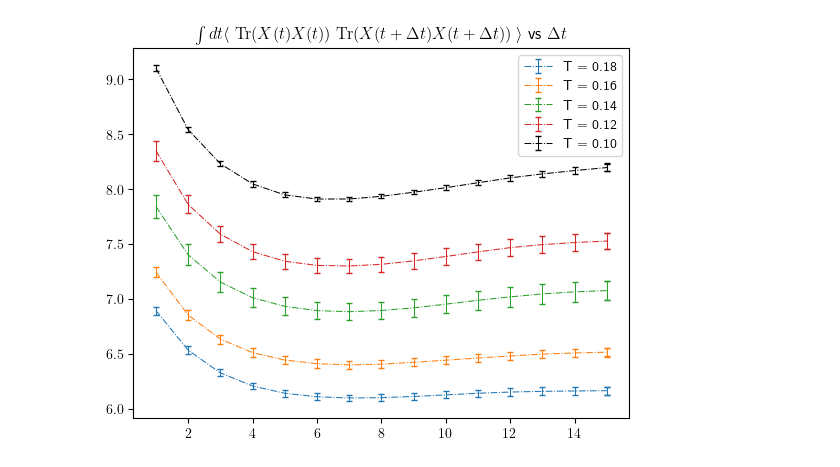
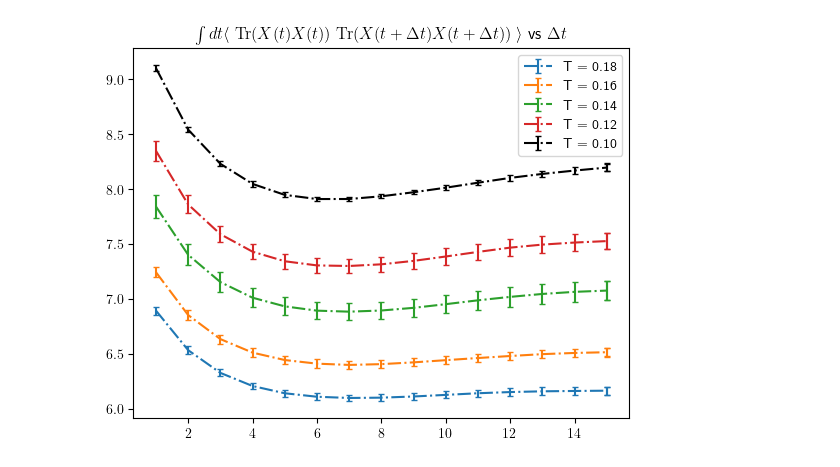
Before and after one commit to adithyarao3103/BFSS-CPPCODE, a Jupyter notebook: DATA_ANALYSIS/CPP/DIFFTEMPS/data.ipynb, the cells around one changed output. Cells and saved outputs as stored; diff of their text form; code cells hidden in the pictures.

```diff
--- a/DATA_ANALYSIS/CPP/DIFFTEMPS/data.ipynb
+++ b/DATA_ANALYSIS/CPP/DIFFTEMPS/data.ipynb
@@ -274,12 +274,12 @@ plt.savefig("temps_0.28-0.20.png", dpi=500)
 # %%
-plt.errorbar(t, newdata18, newerrors18, fmt='-.', label="T = 0.18", linewidth=0.75, capsize=2)
-plt.errorbar(t, newdata16, newerrors16, fmt='-.', label="T = 0.16", linewidth=0.75, capsize=2)
-plt.errorbar(t, newdata14, newerrors14, fmt='-.', label="T = 0.14", linewidth=0.75, capsize=2)
-plt.errorbar(t, newdata12, newerrors12, fmt='-.', label="T = 0.12", linewidth=0.75, capsize=2)
-plt.errorbar(t, newdata1, newerrors1, fmt='-.', label="T = 0.10", linewidth=0.75, capsize=2, color='black')
+plt.errorbar(t, newdata18, newerrors18, fmt='-.', label="T = 0.18", capsize=2)
+plt.errorbar(t, newdata16, newerrors16, fmt='-.', label="T = 0.16", capsize=2)
+plt.errorbar(t, newdata14, newerrors14, fmt='-.', label="T = 0.14", capsize=2)
+plt.errorbar(t, newdata12, newerrors12, fmt='-.', label="T = 0.12", capsize=2)
+plt.errorbar(t, newdata1, newerrors1, fmt='-.', label="T = 0.10", capsize=2, color='black')
 plt.title(r"$\int dt \langle ~\mathrm{Tr}(X(t)X(t)) ~ \mathrm{Tr}(X(t + \Delta t)X(t + \Delta t)) ~ \rangle$ vs $\Delta t$" )
 
 plt.legend(loc='best')
 plt.savefig("temps_0.18-0.10.png", dpi=500)
 # %% [output]
-[figure, old version]
+[figure, new version]
```
Also changed, not shown: parts of 1 cell of this notebook, 17 other files.
